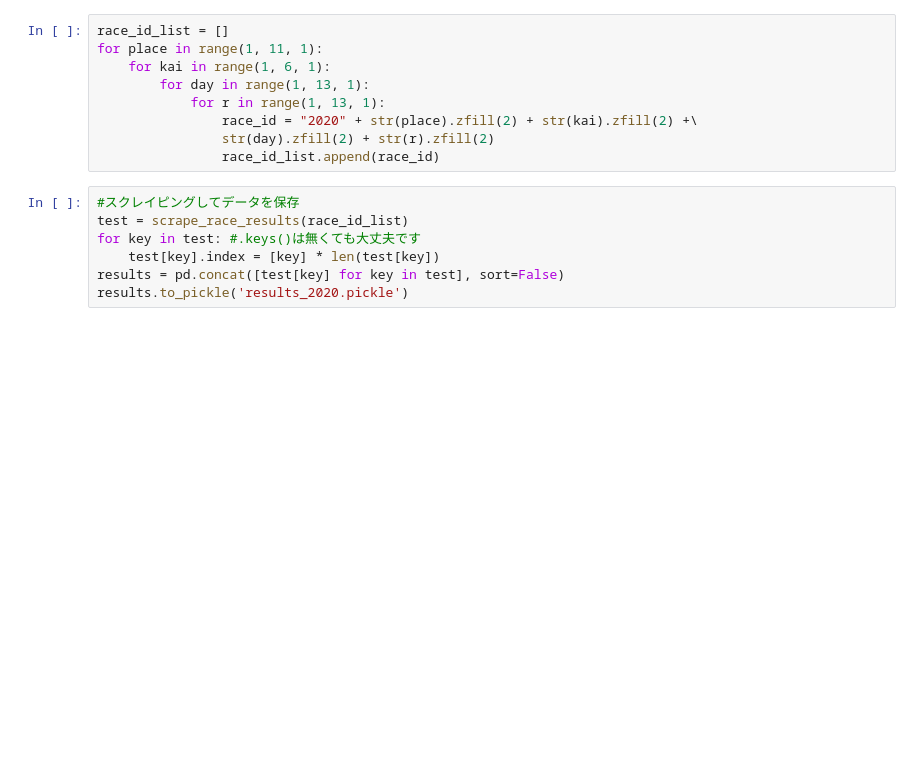
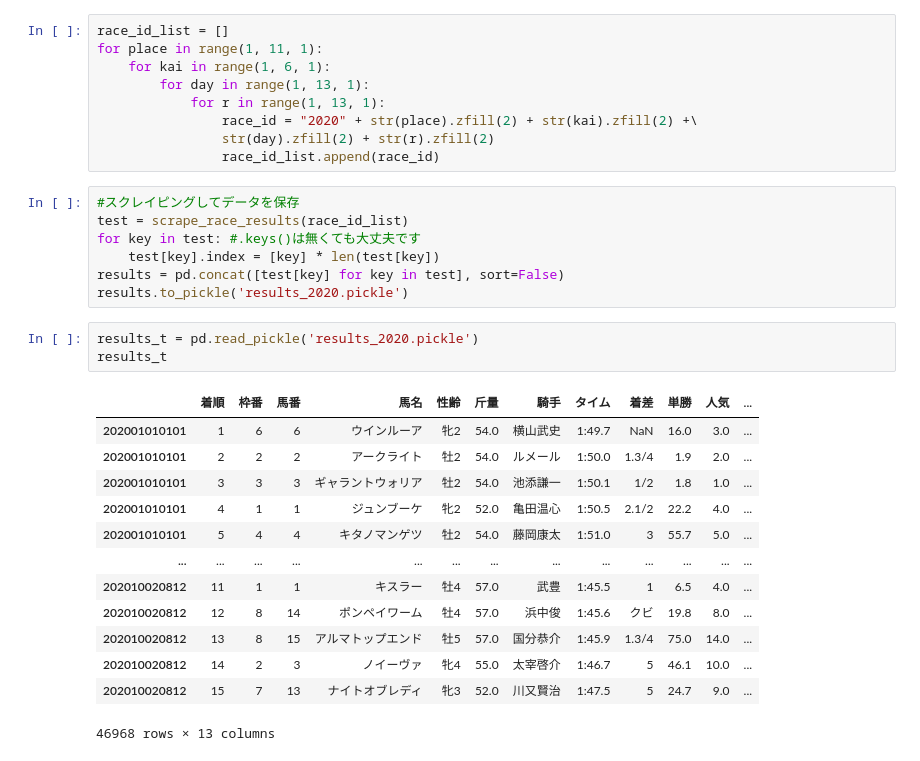
Before and after one commit to hoshi141015/keiba, a Jupyter notebook: keiba_neo.ipynb, the cells around one changed output. Cells and saved outputs as stored; diff of their text form; blank space fills up the shorter version.

```diff
--- a/keiba_neo.ipynb
+++ b/keiba_neo.ipynb
@@ -786,3 +786,20 @@ for key in test: #.keys()は無くても大丈夫です
     test[key].index = [key] * len(test[key])
 results = pd.concat([test[key] for key in test], sort=False)
 results.to_pickle('results_2020.pickle')
+# %%
+results_t = pd.read_pickle('results_2020.pickle')
+results_t
+# %% [output]
+|  | 着順 | 枠番 | 馬番 | 馬名 | 性齢 | 斤量 | 騎手 | タイム | 着差 | 単勝 | 人気 | ... |
+| 202001010101 | 1 | 6 | 6 | ウインルーア | 牝2 | 54.0 | 横山武史 | 1:49.7 | NaN | 16.0 | 3.0 | ... |
+| 202001010101 | 2 | 2 | 2 | アークライト | 牡2 | 54.0 | ルメール | 1:50.0 | 1.3/4 | 1.9 | 2.0 | ... |
+| 202001010101 | 3 | 3 | 3 | ギャラントウォリア | 牡2 | 54.0 | 池添謙一 | 1:50.1 | 1/2 | 1.8 | 1.0 | ... |
+| 202001010101 | 4 | 1 | 1 | ジュンブーケ | 牝2 | 52.0 | 亀田温心 | 1:50.5 | 2.1/2 | 22.2 | 4.0 | ... |
+| 202001010101 | 5 | 4 | 4 | キタノマンゲツ | 牡2 | 54.0 | 藤岡康太 | 1:51.0 | 3 | 55.7 | 5.0 | ... |
+| ... | ... | ... | ... | ... | ... | ... | ... | ... | ... | ... | ... | ... |
+| 202010020812 | 11 | 1 | 1 | キスラー | 牡4 | 57.0 | 武豊 | 1:45.5 | 1 | 6.5 | 4.0 | ... |
+| 202010020812 | 12 | 8 | 14 | ポンペイワーム | 牡4 | 57.0 | 浜中俊 | 1:45.6 | クビ | 19.8 | 8.0 | ... |
+| 202010020812 | 13 | 8 | 15 | アルマトップエンド | 牡5 | 57.0 | 国分恭介 | 1:45.9 | 1.3/4 | 75.0 | 14.0 | ... |
+| 202010020812 | 14 | 2 | 3 | ノイーヴァ | 牝4 | 55.0 | 太宰啓介 | 1:46.7 | 5 | 46.1 | 10.0 | ... |
+| 202010020812 | 15 | 7 | 13 | ナイトオブレディ | 牝3 | 52.0 | 川又賢治 | 1:47.5 | 5 | 24.7 | 9.0 | ... |
+46968 rows × 13 columns
```
Also changed, not shown: 1 other file.
